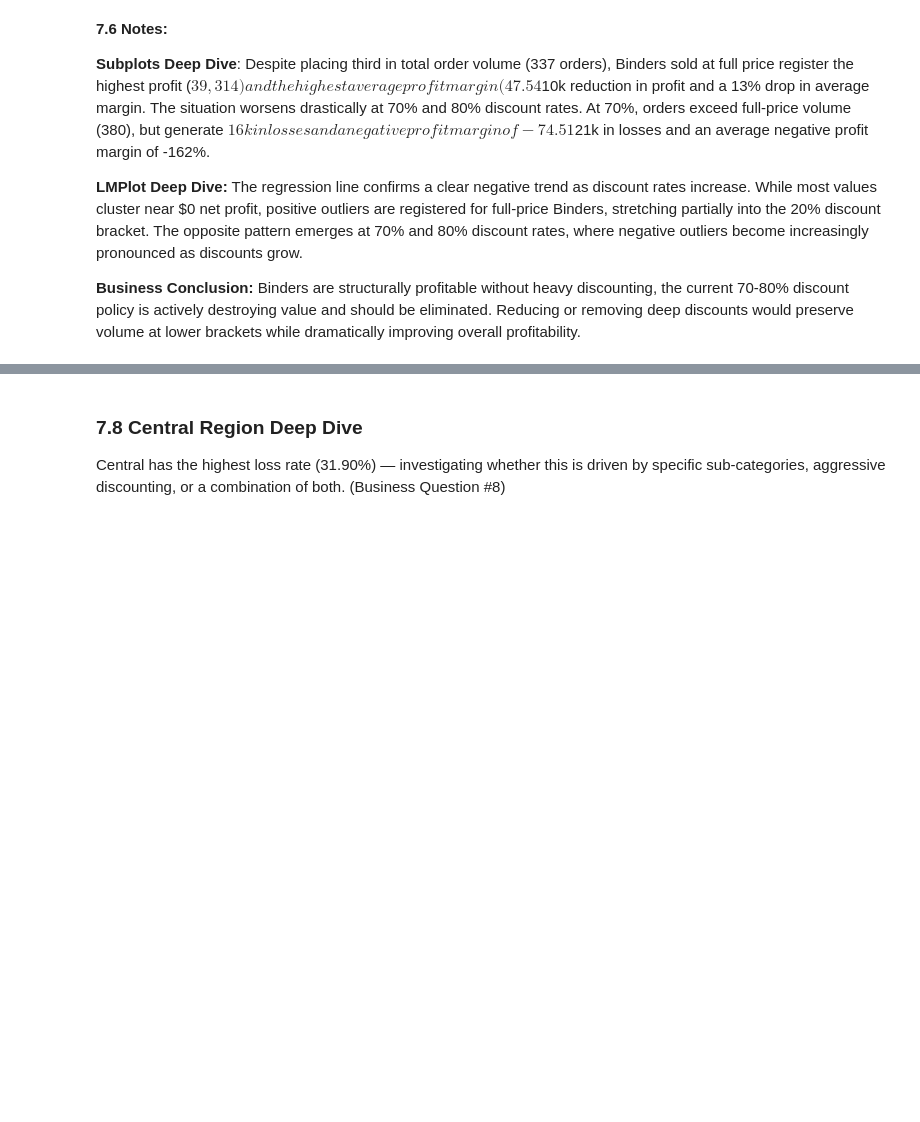
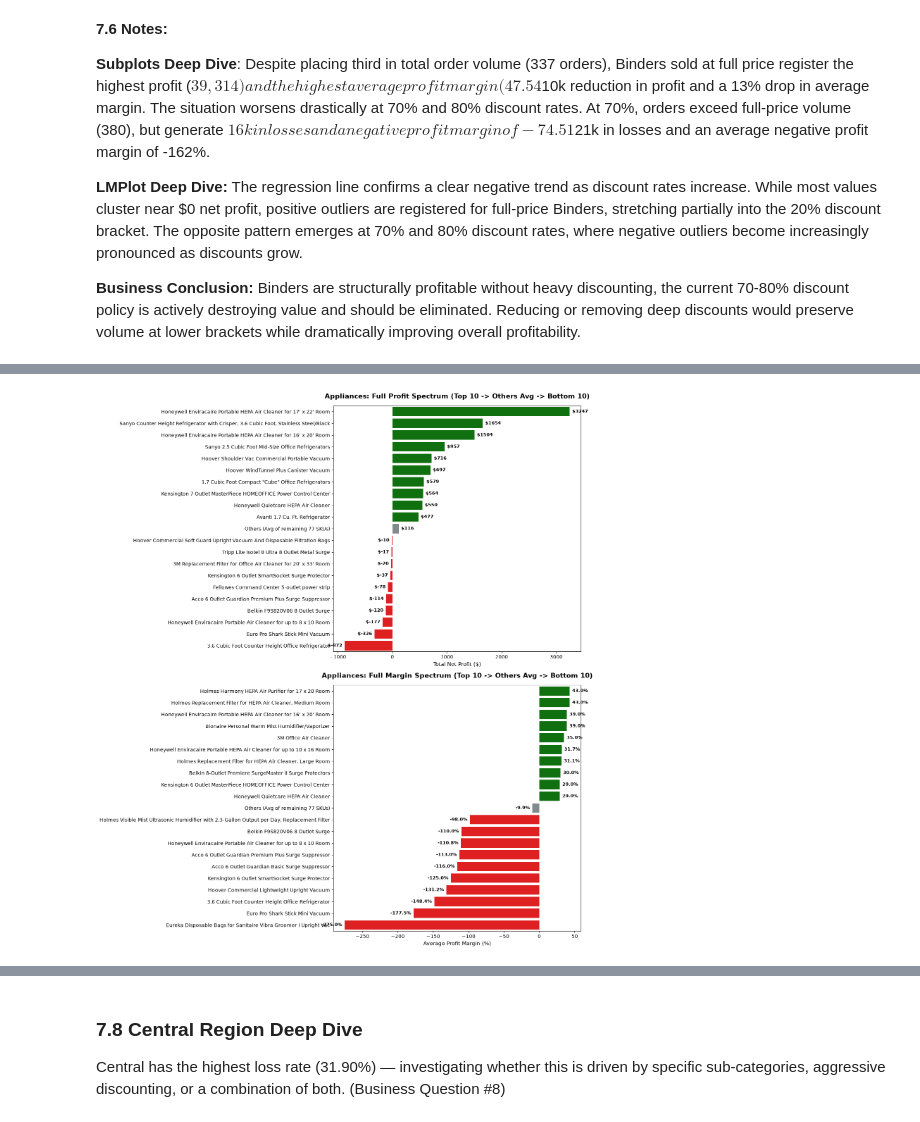
Before and after one commit to l7g/portfolio-data-analyst, a Jupyter notebook: practice/superstore_analysis/notebook.ipynb, the cells around one changed output, grey strips where cells are left out. Cells and saved outputs as stored; diff of their text form; code cells hidden in the pictures; blank space fills up the shorter version.

Commit message:
superstore practice project complete

```diff
--- a/project-1-superstore/notebook.ipynb
+++ b/practice/superstore_analysis/notebook.ipynb
@@ -802,0 +811,79 @@ Appliances show negative margin despite moderate discounting, suggesting a struc
+# %%
+appliances_data = superstore_clean[superstore_clean.sub_category == 'Appliances']
+
+appl_products = (
+    appliances_data
+    .groupby('product_name')
+    .agg(
+        avg_margin=('profit_margin', 'mean'),
+        total_profit=('profit', 'sum')
+    )
+    .reset_index()
+)
+
+appl_profit_sorted = appl_products.sort_values(by='total_profit', ascending=False)
+
+top10_p = appl_profit_sorted.head(10)
+bottom10_p = appl_profit_sorted.tail(10)
+
+remaining_p = appl_profit_sorted.iloc[10:-10]
+others_p_val = remaining_p['total_profit'].mean()
+
+others_p_row = pd.DataFrame([{
+    'product_name': f'Others (Avg of remaining {len(remaining_p)} SKUs)',
+    'total_profit': others_p_val,
+    'avg_margin': 0
+}])
+
+df_plot_profit = pd.concat([top10_p, others_p_row, bottom10_p], ignore_index=True)
+
+colors_profit = (
+    ['green' for _ in range(10)] + ['#7f8c8d'] + ['red' for _ in range(10)]
+)
+
+
+appl_margin_sorted = appl_products.sort_values(by='avg_margin', ascending=False)
+
+top10_m = appl_margin_sorted.head(10)
+bottom10_m = appl_margin_sorted.tail(10)
+
+remaining_m = appl_margin_sorted.iloc[10:-10]
+others_m_val = remaining_m['avg_margin'].mean()
+
+others_m_row = pd.DataFrame([{
+    'product_name': f'Others (Avg of remaining {len(remaining_m)} SKUs)',
+    'total_profit': 0,
+    'avg_margin': others_m_val
+}])
+
+df_plot_margin = pd.concat([top10_m, others_m_row, bottom10_m], ignore_index=True)
+
+colors_margin = (
+    ['green' for _ in range(10)] + ['#7f8c8d'] + ['red' for _ in range(10)]
+)
+
+fig, axes = plt.subplots(2, 1, figsize=(14, 16))
+
+sns.barplot(data=df_plot_profit, x='total_profit', y='product_name', ax=axes[0], hue='product_name', palette=colors_profit, legend=False)
+axes[0].set_title('Appliances: Full Profit Spectrum (Top 10 -> Others Avg -> Bottom 10)', fontsize=14, weight='bold', pad=15)
+axes[0].set_xlabel('Total Net Profit ($)', fontsize=11)
+axes[0].set_ylabel('')
+
+sns.barplot(data=df_plot_margin, x='avg_margin', y='product_name', ax=axes[1], hue='product_name', palette=colors_margin, legend=False)
+axes[1].set_title('Appliances: Full Margin Spectrum (Top 10 -> Others Avg -> Bottom 10)', fontsize=14, weight='bold', pad=15)
+axes[1].set_xlabel('Average Profit Margin (%)', fontsize=11)
+axes[1].set_ylabel('')
+
+for container in axes[0].containers:
+    if isinstance(container, mcontainer.BarContainer):
+        axes[0].bar_label(container, fmt='$%.0f', padding=5, fontsize=9, weight='bold')
+
+for container in axes[1].containers:
+    if isinstance(container, mcontainer.BarContainer):
+        axes[1].bar_label(container, fmt='%.1f%%', padding=5, fontsize=9, weight='bold')
+
+plt.tight_layout()
+plt.savefig('./figures/7.7_appliances_full_spectrum.png', bbox_inches='tight')
+plt.show()
+# %% [output]
+[figure, added]
```
Also changed, not shown: parts of 8 cells of this notebook, 20 other files.
